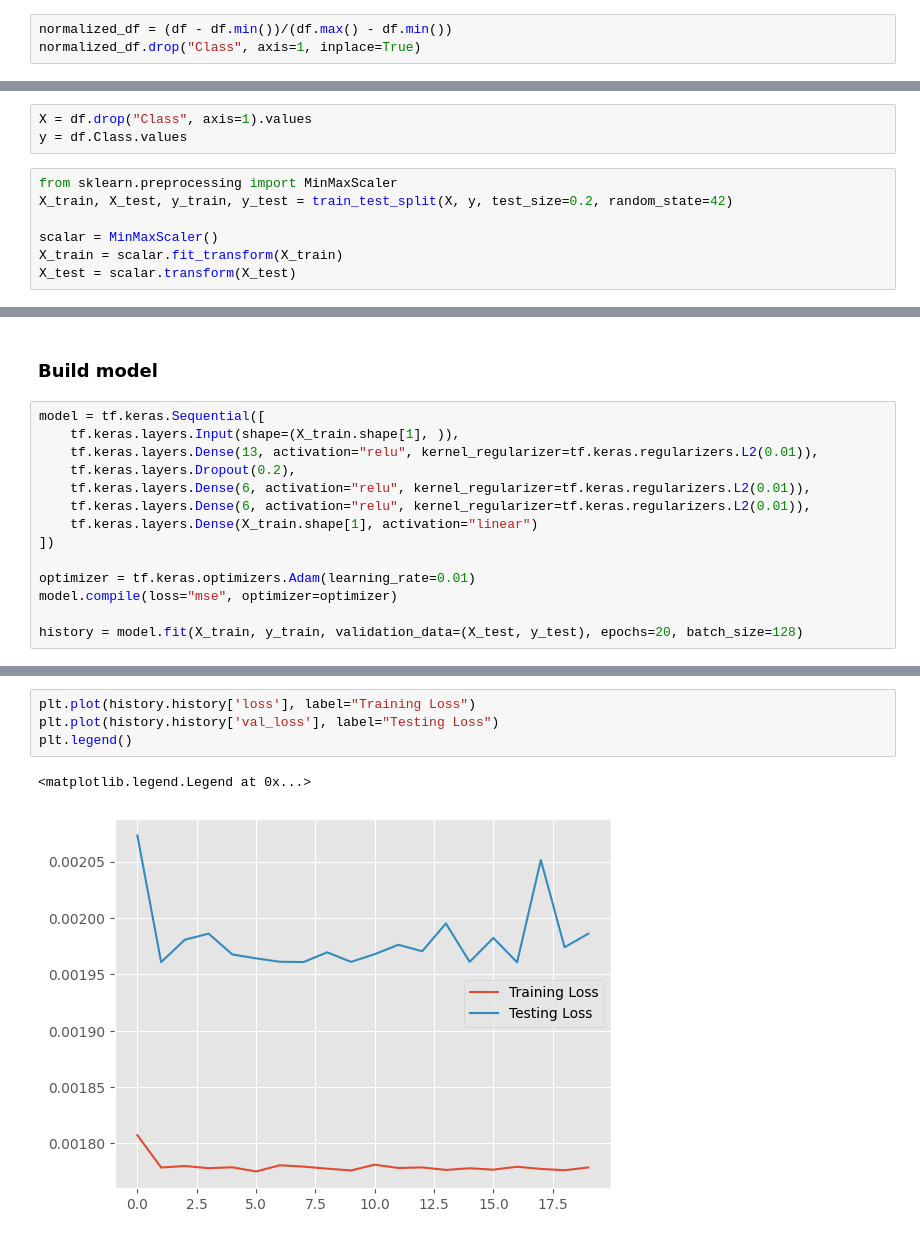
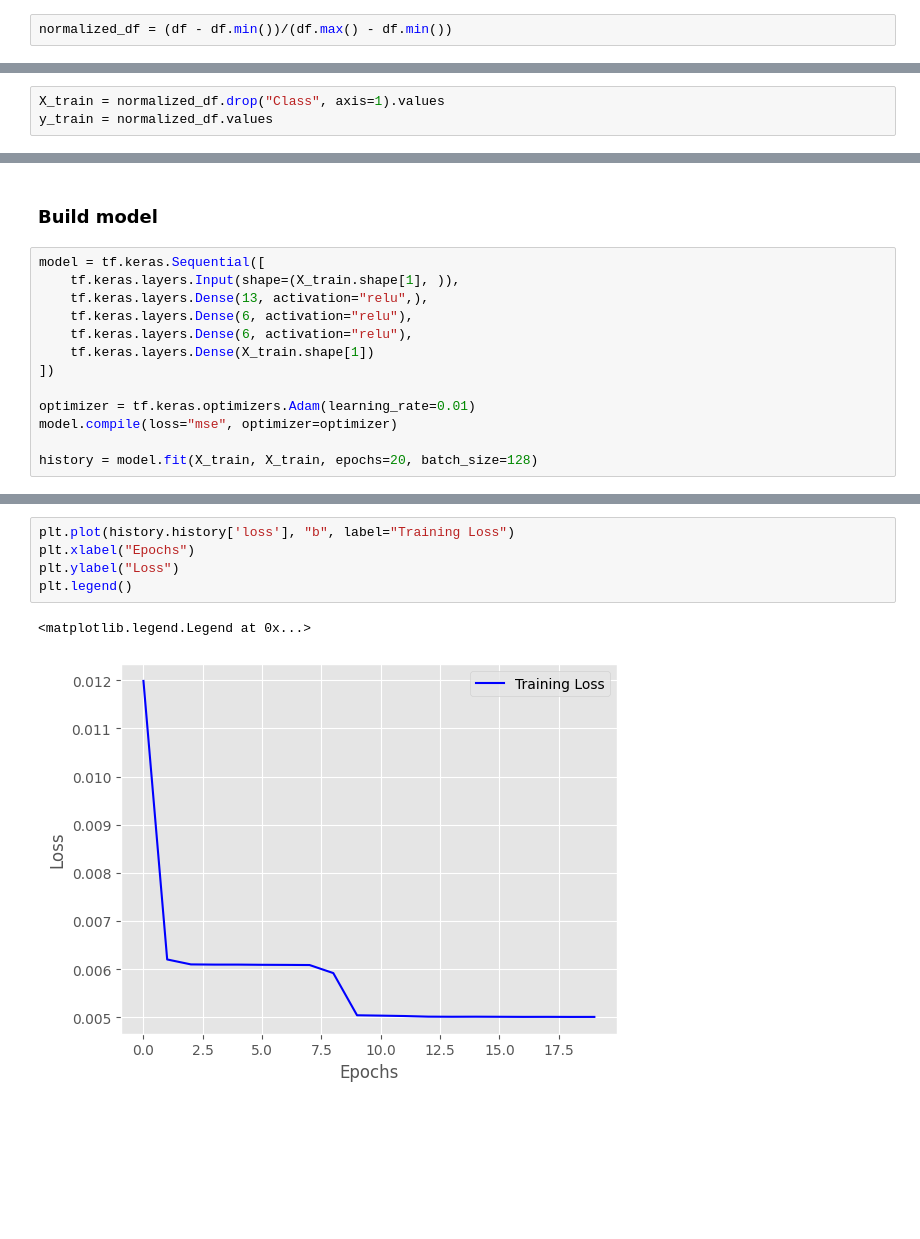
Before and after one commit to JacobJ215/Anomaly-Detection-Using-Autoencoders, a Jupyter notebook: auto-encoder.ipynb, the cells around one changed output, grey strips where cells are left out. Saved outputs shown, nothing was run; the diff lists cells and outputs as text; blank space fills up the shorter version.

```diff
--- a/auto-encoder.ipynb
+++ b/auto-encoder.ipynb
@@ -163,4 +163,3 @@ df.head()
 | 4 | 59.496 | 7.657141 | 0.150611 | -16.141105 | -0.034883 | 0.826100 | 0.357556 | 0.147640 | -16.067148 | 0.080491 | -0.693792 | ... |
 # %%
 normalized_df = (df - df.min())/(df.max() - df.min())
-normalized_df.drop("Class", axis=1, inplace=True)
@@ -181,10 +166,3 @@ array([[8.83572404e-05, 5.03311305e-01, 8.07004843e-01, ...,
 # %%
-X = df.drop("Class", axis=1).values
-y = df.Class.values
+X_train = normalized_df.drop("Class", axis=1).values
+y_train = normalized_df.values
-# %%
-from sklearn.preprocessing import MinMaxScaler
-X_train, X_test, y_train, y_test = train_test_split(X, y, test_size=0.2, random_state=42)
-
-scalar = MinMaxScaler()
-X_train = scalar.fit_transform(X_train)
-X_test = scalar.transform(X_test)
@@ -193,16 +175,15 @@ X_test = scalar.transform(X_test)
 # %%
 model = tf.keras.Sequential([
     tf.keras.layers.Input(shape=(X_train.shape[1], )),
-    tf.keras.layers.Dense(13, activation="relu", kernel_regularizer=tf.keras.regularizers.L2(0.01)),
-    tf.keras.layers.Dropout(0.2),
-    tf.keras.layers.Dense(6, activation="relu", kernel_regularizer=tf.keras.regularizers.L2(0.01)),
-    tf.keras.layers.Dense(6, activation="relu", kernel_regularizer=tf.keras.regularizers.L2(0.01)),
-    tf.keras.layers.Dense(X_train.shape[1], activation="linear")
+    tf.keras.layers.Dense(13, activation="relu",),
+    tf.keras.layers.Dense(6, activation="relu"),
+    tf.keras.layers.Dense(6, activation="relu"),
+    tf.keras.layers.Dense(X_train.shape[1])
 ])
 
 optimizer = tf.keras.optimizers.Adam(learning_rate=0.01)
 model.compile(loss="mse", optimizer=optimizer)
 
-history = model.fit(X_train, y_train, validation_data=(X_test, y_test), epochs=20, batch_size=128)
+history = model.fit(X_train, X_train, epochs=20, batch_size=128)
 # %% [output]
 Epoch 1/20
@@ -228,7 +208,8 @@ Epoch 20/20
 # %%
-plt.plot(history.history['loss'], label="Training Loss")
-plt.plot(history.history['val_loss'], label="Testing Loss")
+plt.plot(history.history['loss'], "b", label="Training Loss")
+plt.xlabel("Epochs")
+plt.ylabel("Loss")
 plt.legend()
 # %% [output]
 <matplotlib.legend.Legend at 0x...>
-[figure, old version]
+[figure, new version]
```
Also changed, not shown: parts of 15 cells of this notebook, 27 other files.
